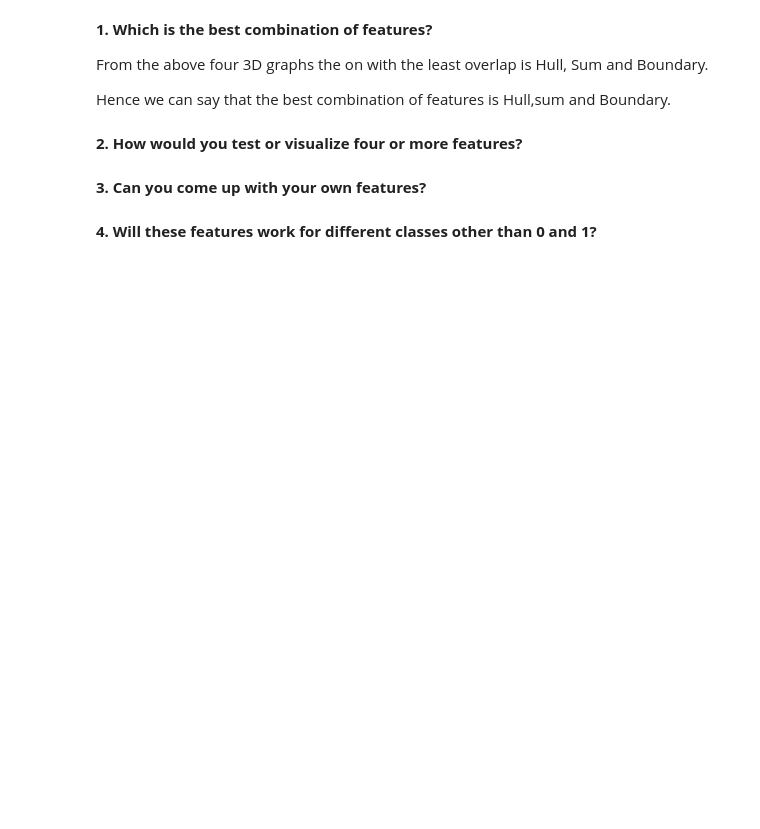
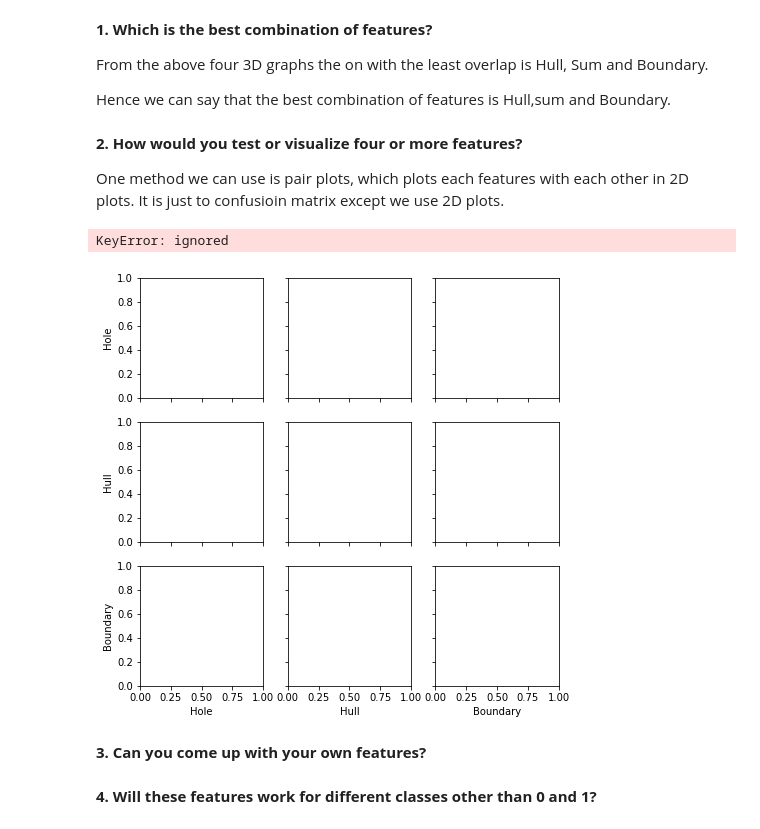
Before and after one commit to himavanth07/MachineLearning, a Jupyter notebook: Lab1_Features.ipynb, the cells around one changed output. Drawn from its saved outputs; the diff is of its cells as text; code cells hidden in the pictures; blank space fills up the shorter version.

```diff
--- a/Lab1_Features.ipynb
+++ b/Lab1_Features.ipynb
@@ -580,6 +580,14 @@ From the above four 3D graphs the on with the least overlap is Hull, Sum and Bou
  Hence we can say that the best combination of features is Hull,sum and Boundary.
 # %% [markdown]
 **2. How would you test or visualize four or more features?**
+
+One method we can use is pair plots, which plots each features with each other in 2D plots. It is just to confusioin matrix except we use 2D plots.
+# %%
+import seaborn as sns
+sns.pairplot(df,hue='class')
+# %% [output]
+KeyError: ignored
+[figure, added]
 # %% [markdown]
 **3. Can you come up with your own features?**
 # %% [markdown]
```
Also changed, not shown: parts of 1 cell of this notebook.
